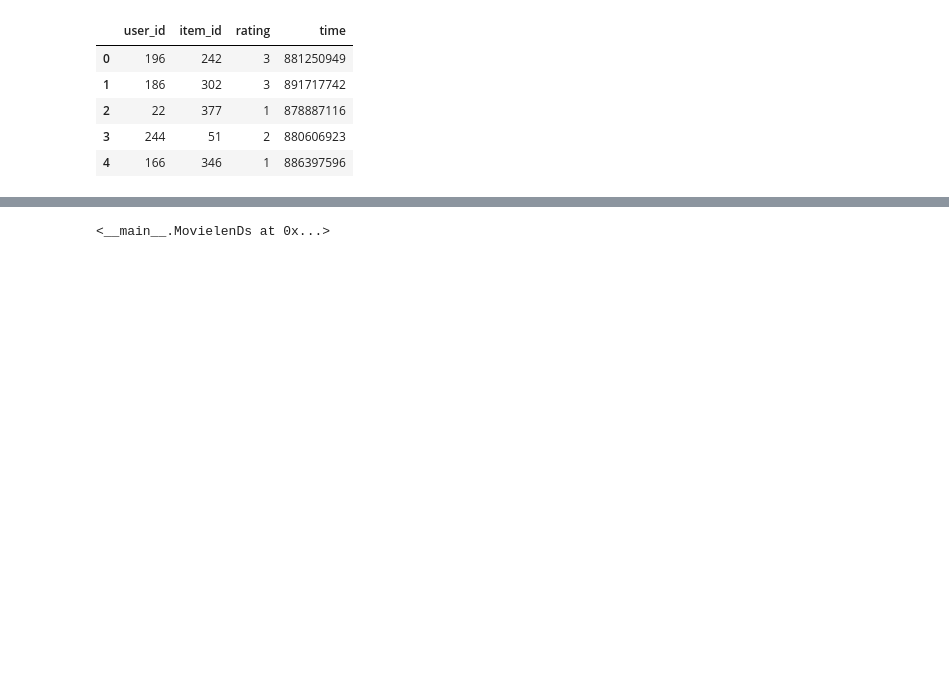
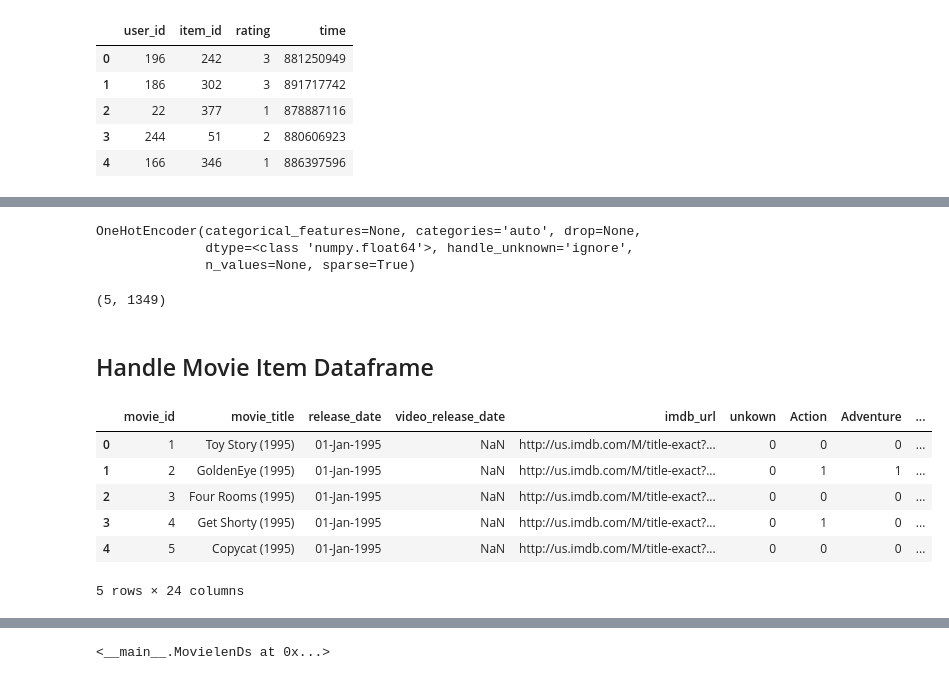
Before and after one commit to noaRricky/seq-rmd-crowdsourcing, a Jupyter notebook: notebooks/preprocess_v2.ipynb, the cells around one changed output, grey strips where cells are left out. Drawn from its saved outputs; the diff is of its cells as text; code cells hidden in the pictures; blank space fills up the shorter version.

```diff
--- a/notebooks/preprocess_v2.ipynb
+++ b/notebooks/preprocess_v2.ipynb
@@ -38,0 +128,12 @@ df.shape
+# %%
+item_encoder.fit(train_df[['item_id']])
+# %% [output]
+OneHotEncoder(categorical_features=None, categories='auto', drop=None,
+              dtype=<class 'numpy.float64'>, handle_unknown='ignore',
+              n_values=None, sparse=True)
+# %%
+item_encoder.transform(train_df[['prev_item_id']].head()).shape
+# %% [output]
+(5, 1349)
+# %% [markdown]
+## Handle Movie Item Dataframe
@@ -38,0 +149,15 @@ df.shape
+# %%
+item_df = pd.read_csv('./inputs/ml-100k/u.item',
+                      header=None,
+                      index_col=False,
+                      sep='|',
+                      names=base_cols + movie_cat_cols)
+item_df.head()
+# %% [output]
+|  | movie_id | movie_title | release_date | video_release_date | imdb_url | unkown | Action | Adventure | ... |
+| 0 | 1 | Toy Story (1995) | 01-Jan-1995 | NaN | http://us.imdb.com/M/title-exact?... | 0 | 0 | 0 | ... |
+| 1 | 2 | GoldenEye (1995) | 01-Jan-1995 | NaN | http://us.imdb.com/M/title-exact?... | 0 | 1 | 1 | ... |
+| 2 | 3 | Four Rooms (1995) | 01-Jan-1995 | NaN | http://us.imdb.com/M/title-exact?... | 0 | 0 | 0 | ... |
+| 3 | 4 | Get Shorty (1995) | 01-Jan-1995 | NaN | http://us.imdb.com/M/title-exact?... | 0 | 1 | 0 | ... |
+| 4 | 5 | Copycat (1995) | 01-Jan-1995 | NaN | http://us.imdb.com/M/title-exact?... | 0 | 0 | 0 | ... |
+5 rows × 24 columns
```
Also changed, not shown: parts of 22 cells of this notebook, 6 other files.
